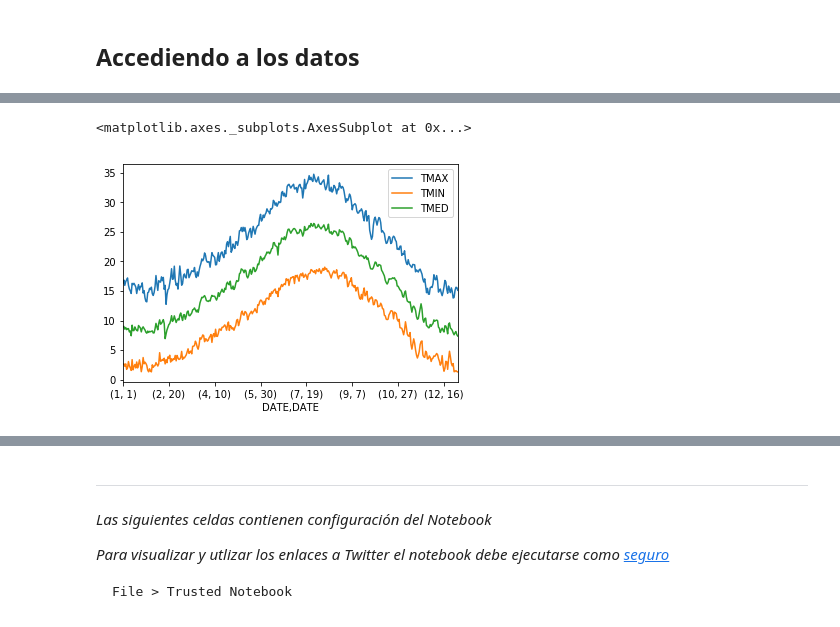
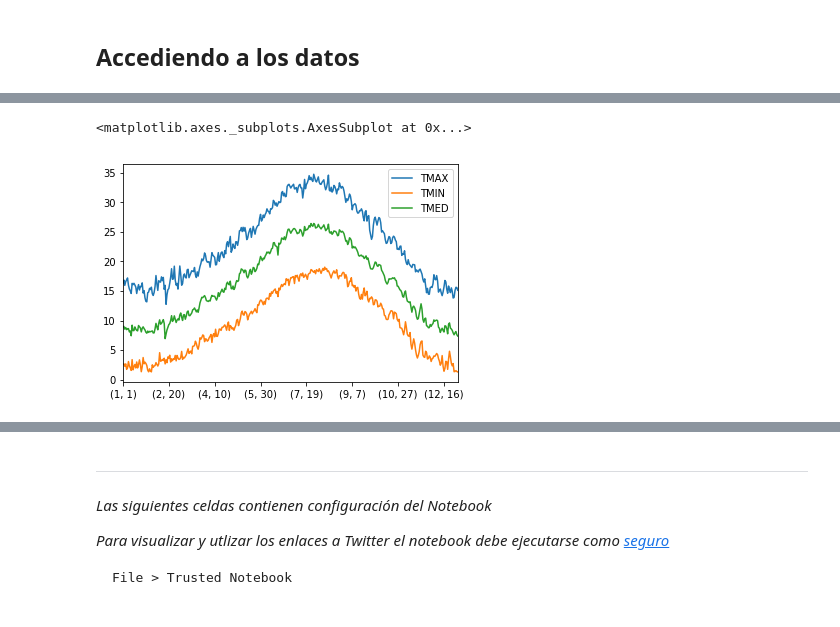
Before and after one commit to AeroPython/Curso_AeroPython, a Jupyter notebook: notebooks_completos/050-Pandas-Intro.ipynb, the cells around one changed output, grey strips where cells are left out. Cells and saved outputs as stored; diff of their text form; code cells hidden in the pictures.

```diff
--- a/notebooks_completos/050-Pandas-Intro.ipynb
+++ b/notebooks_completos/050-Pandas-Intro.ipynb
@@ -55,8 +55,8 @@ data = pd.read_csv(
     parse_dates=['DATE'],
     #date_parser=lambda x: pd.datetime.strptime(x, '%d-%m-%y')  # Parseo manual
     dayfirst=True,  # ¡Importante
-    #index_col=["date"]  # Si queremos indexar por fechas
-)#.iloc[::-1]  # Si queremos darle la vuelta
+    index_col=["DATE"]  # Si queremos indexar por fechas
+)[::-1]  # Para ordenar los datos de más antiguo a más reciente
 
 # Mostrando sólo las primeras o las últimas líneas
 data.head()
@@ -179,0 +234,3 @@ Name: 1, dtype: object
+# %%
+data['year'] = data.index.year
+data['month'] = data.index.month
@@ -185,3 +329,0 @@ data.plot(x='DATE', y=['TMAX'])
-# %%
-data['T_MED_2'] = (data.TMIN + data.TMAX) / 2
-data
@@ -232,3 +334,0 @@ data[data.TMED.isnull()]
-# %%
-data['month'] = data.DATE.dt.month
-data['day'] = data.DATE.dt.day
@@ -239,5 +335,6 @@ group_by_day = data.groupby(by=[data.DATE.dt.month, data.DATE.dt.day])
 # %%
+group_by_day = data.groupby(by=[data.index.month, data.index.day])
 group_by_day.mean().plot(y=["TMAX", "TMIN", "TMED"])
 # %% [output]
 <matplotlib.axes._subplots.AxesSubplot at 0x...>
-[figure, old version]
+[figure, new version]
```
Also changed, not shown: parts of 30 cells of this notebook, 1 other file.
